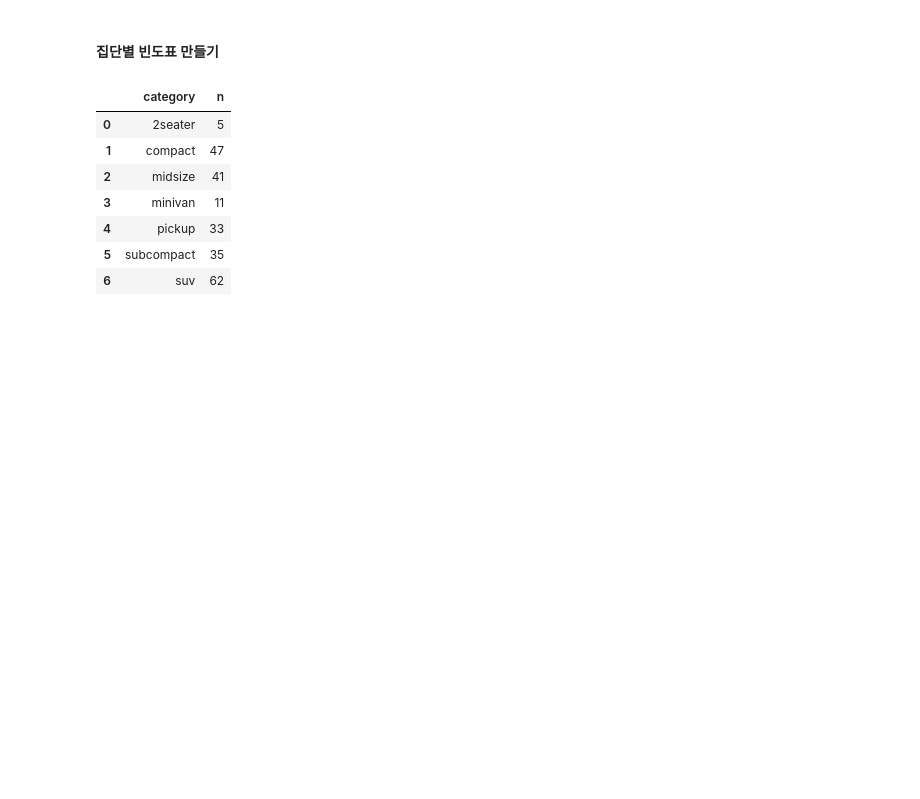
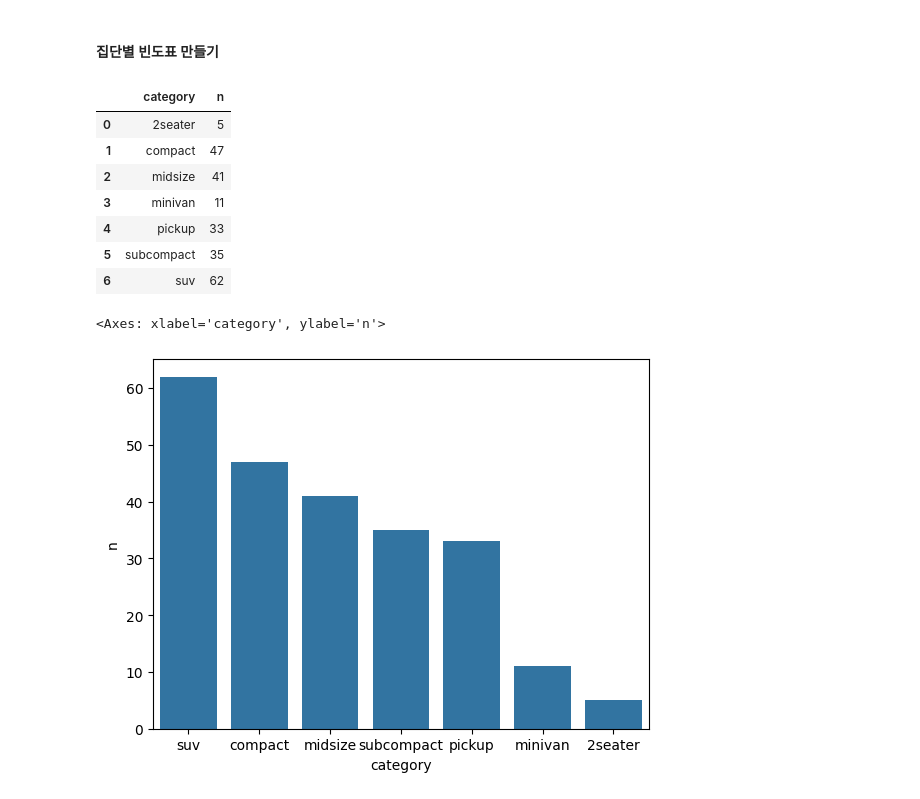
Before and after one commit to Likelion-at-SMWU-13th/KimEunJi, a Jupyter notebook: part2-1_hw/part_1_hw.ipynb, the cells around one changed output. Cells and saved outputs as stored; diff of their text form; code cells hidden in the pictures; blank space fills up the shorter version.

```diff
--- a/part2-1_hw/part_1_hw.ipynb
+++ b/part2-1_hw/part_1_hw.ipynb
@@ -90,3 +90,8 @@ df_mpg2
 | 4 | pickup | 33 |
 | 5 | subcompact | 35 |
 | 6 | suv | 62 |
+# %%
+sns.barplot(data=df_mpg2, x="category", y="n", order=df_mpg2.sort_values("n", ascending=False)["category"])
+# %% [output]
+<Axes: xlabel='category', ylabel='n'>
+[figure, added]
```
